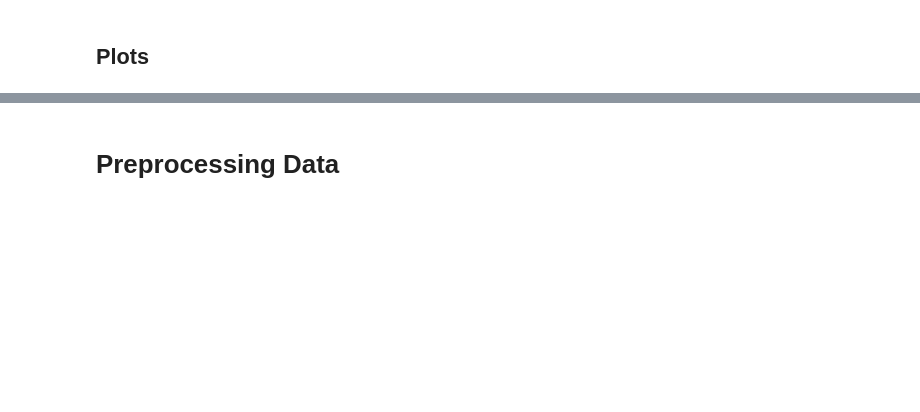
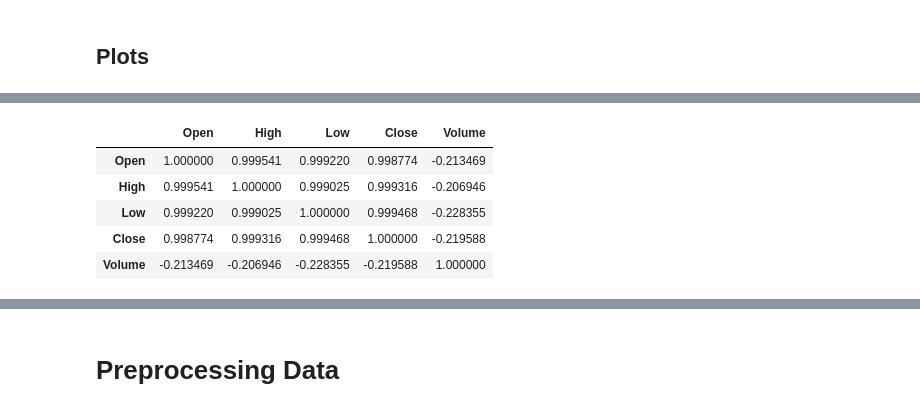
Before and after one commit to oimartin/SP_500_index_RNN, a Jupyter notebook: sp500_notebook.ipynb, the cells around one changed output, grey strips where cells are left out. Drawn from its saved outputs; the diff is of its cells as text; code cells hidden in the pictures; blank space fills up the shorter version.

```diff
--- a/sp500_notebook.ipynb
+++ b/sp500_notebook.ipynb
@@ -218,3 +234,14 @@ fig.update_layout(height=700, title_text='Open, Close, and High Price by Year',
 fig.show()
 # %% [output]
 [interactive output not drawn]
+# %%
+corr = data.iloc[:, 1:6].corr()
+corr_no_vol = data.iloc[:, 1:5].corr()
+corr
+# %% [output]
+|  | Open | High | Low | Close | Volume |
+| Open | 1.000000 | 0.999541 | 0.999220 | 0.998774 | -0.213469 |
+| High | 0.999541 | 1.000000 | 0.999025 | 0.999316 | -0.206946 |
+| Low | 0.999220 | 0.999025 | 1.000000 | 0.999468 | -0.228355 |
+| Close | 0.998774 | 0.999316 | 0.999468 | 1.000000 | -0.219588 |
+| Volume | -0.213469 | -0.206946 | -0.228355 | -0.219588 | 1.000000 |
```
Also changed, not shown: parts of 17 cells of this notebook.
